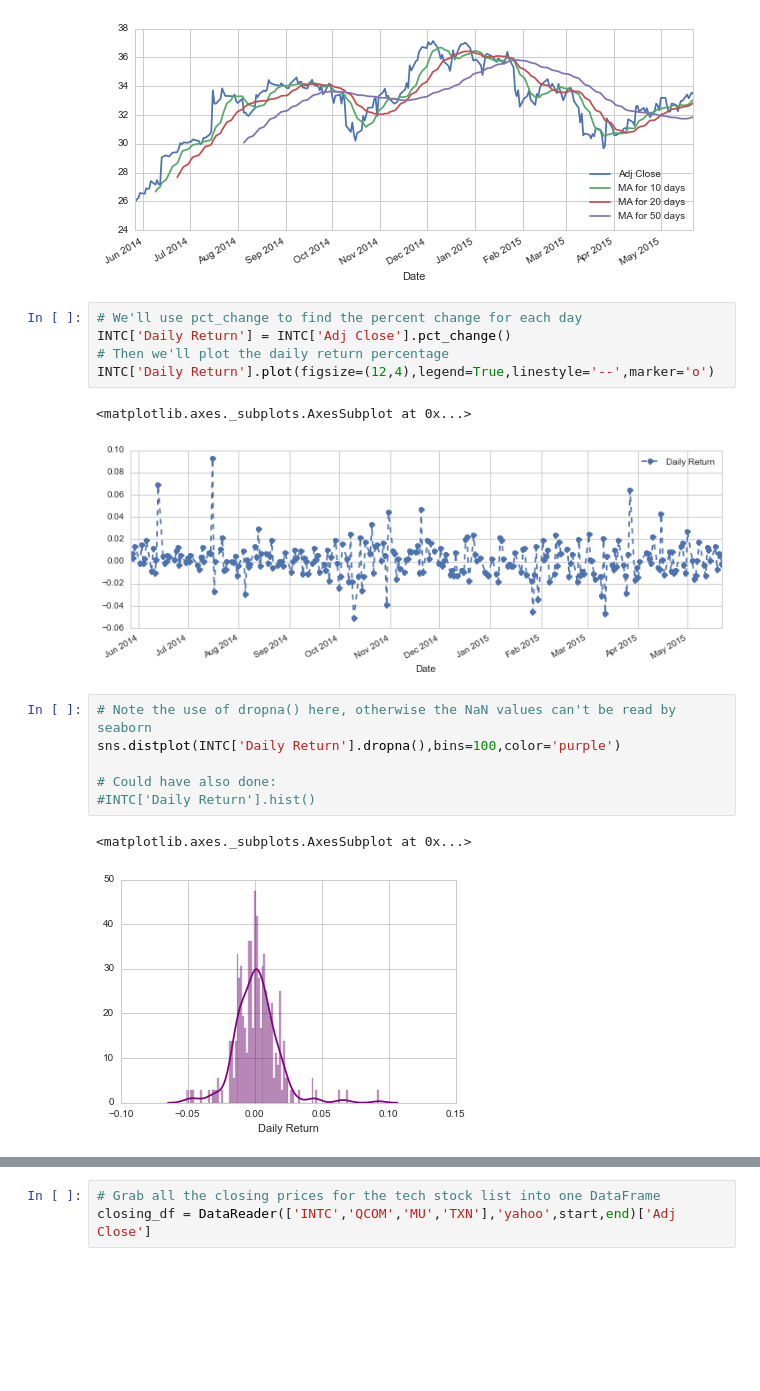
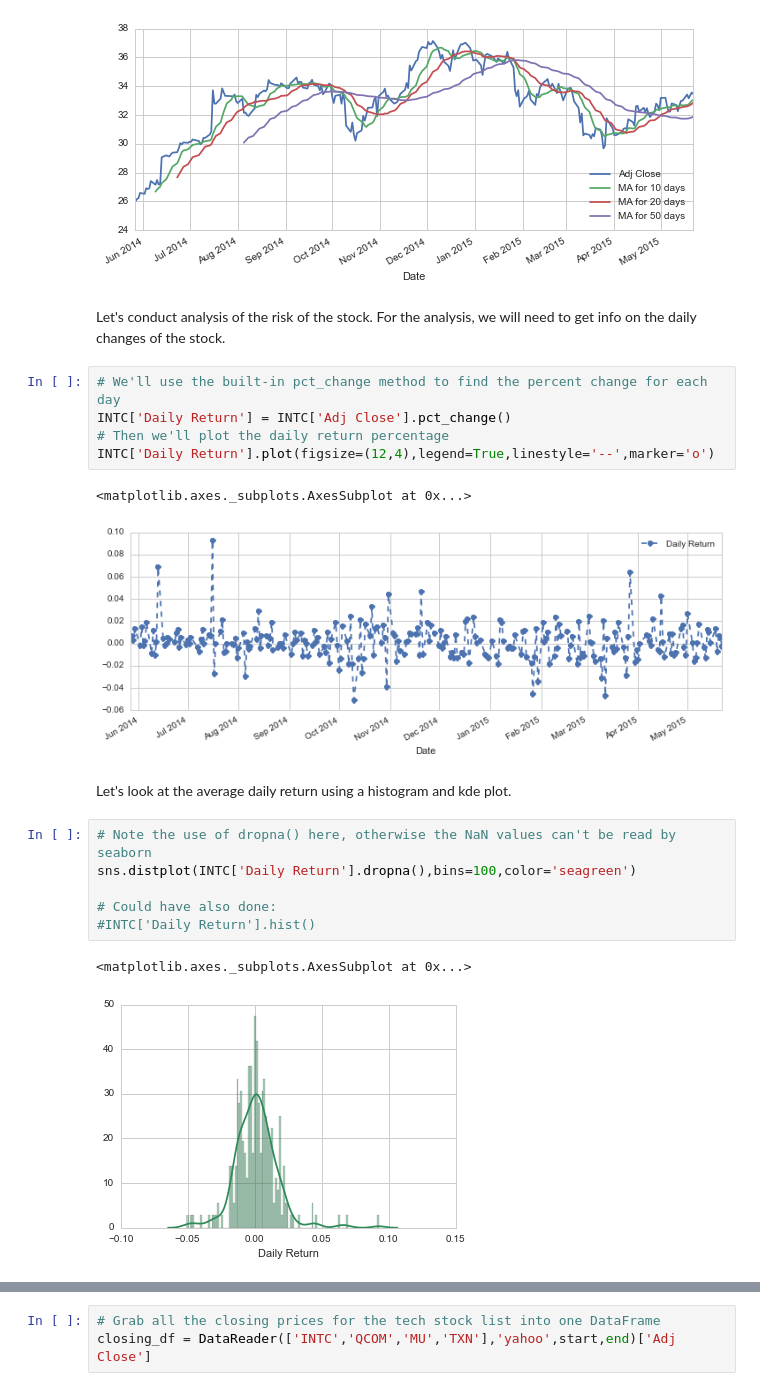
Before and after one commit to Maxim555/ESMA, a Jupyter notebook: ESMA.ipynb, the cells around one changed output, grey strips where cells are left out. Cells and saved outputs as stored; diff of their text form; blank space fills up the shorter version.

Commit message:
electronics stock market analysis project

```diff
--- a/ESMA.ipynb
+++ b/ESMA.ipynb
@@ -86,20 +108,24 @@ INTC[['Adj Close','MA for 10 days','MA for 20 days','MA for 50 days']].plot(subp
 # %% [output]
 <matplotlib.axes._subplots.AxesSubplot at 0x...>
 [figure]
+# %% [markdown]
+Let's conduct analysis of the risk of the stock. For the analysis, we will need to get info on the daily changes of the stock.
 # %%
-# We'll use pct_change to find the percent change for each day
+# We'll use the built-in pct_change method to find the percent change for each day
 INTC['Daily Return'] = INTC['Adj Close'].pct_change()
 # Then we'll plot the daily return percentage
 INTC['Daily Return'].plot(figsize=(12,4),legend=True,linestyle='--',marker='o')
 # %% [output]
 <matplotlib.axes._subplots.AxesSubplot at 0x...>
 [figure]
+# %% [markdown]
+Let's look at the average daily return using a histogram and kde plot.
 # %%
 # Note the use of dropna() here, otherwise the NaN values can't be read by seaborn
-sns.distplot(INTC['Daily Return'].dropna(),bins=100,color='purple')
+sns.distplot(INTC['Daily Return'].dropna(),bins=100,color='seagreen')
 
 # Could have also done:
 #INTC['Daily Return'].hist()
 # %% [output]
 <matplotlib.axes._subplots.AxesSubplot at 0x...>
-[figure, old version]
+[figure, new version]
```
Also changed, not shown: parts of 39 cells of this notebook.
